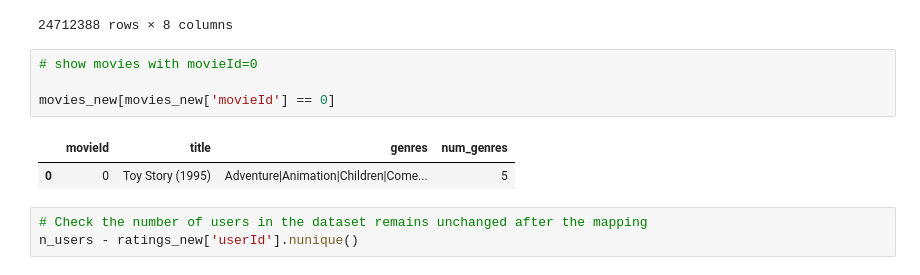
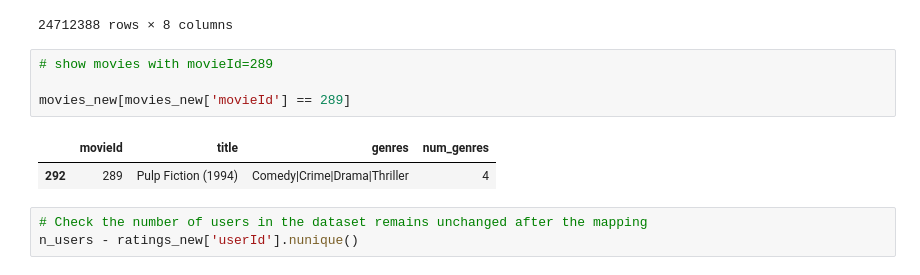
Before and after one commit to pressi-g/movie-recommender-system, a Jupyter notebook: app/notebooks/EDA_25M_dataset.ipynb, the cells around one changed output. Cells and saved outputs as stored; diff of their text form.

```diff
--- a/app/notebooks/EDA_25M_dataset.ipynb
+++ b/app/notebooks/EDA_25M_dataset.ipynb
@@ -556,12 +544,12 @@ df
 | 24712387 | 157904 | 5924 | 2.5 | 1175626508 | 2007-04-03 18:55:08 | Physical Evidence (1989) | Crime|Thriller | 2 |
 24712388 rows × 8 columns
 # %%
-# show movies with movieId=0
+# show movies with movieId=289
 
-movies_new[movies_new['movieId'] == 0]
+movies_new[movies_new['movieId'] == 289]
 # %% [output]
 |  | movieId | title | genres | num_genres |
-| 0 | 0 | Toy Story (1995) | Adventure|Animation|Children|Come... | 5 |
+| 292 | 289 | Pulp Fiction (1994) | Comedy|Crime|Drama|Thriller | 4 |
 # %%
 # Check the number of users in the dataset remains unchanged after the mapping
 n_users - ratings_new['userId'].nunique()
```
Also changed, not shown: parts of 10 cells of this notebook.
